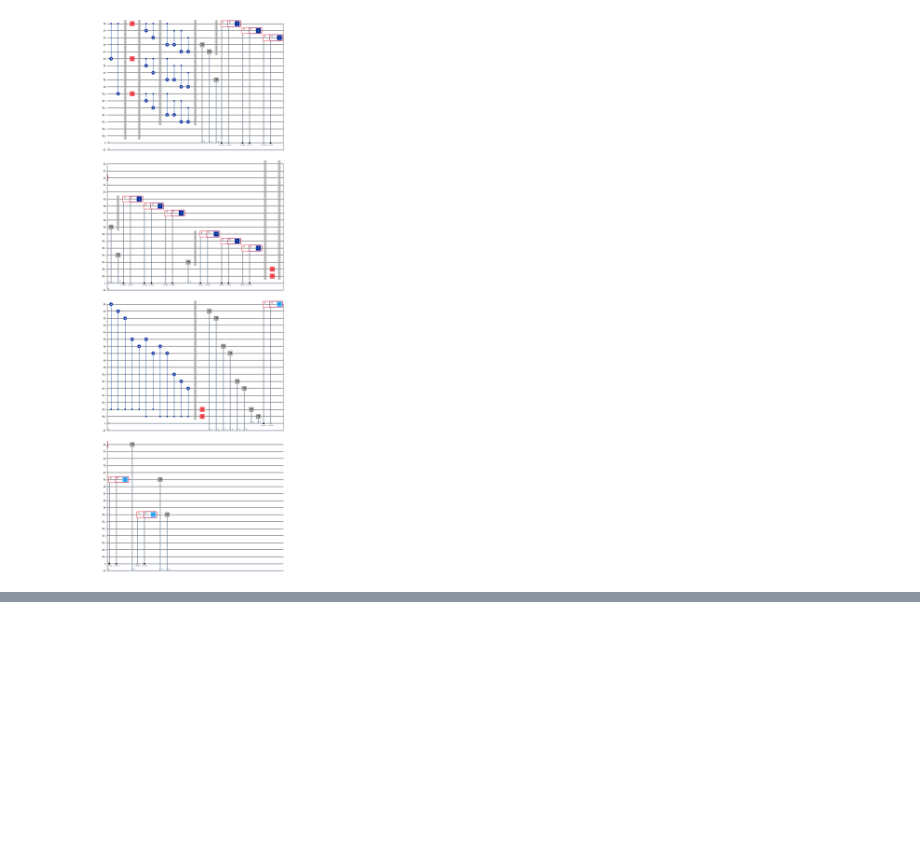
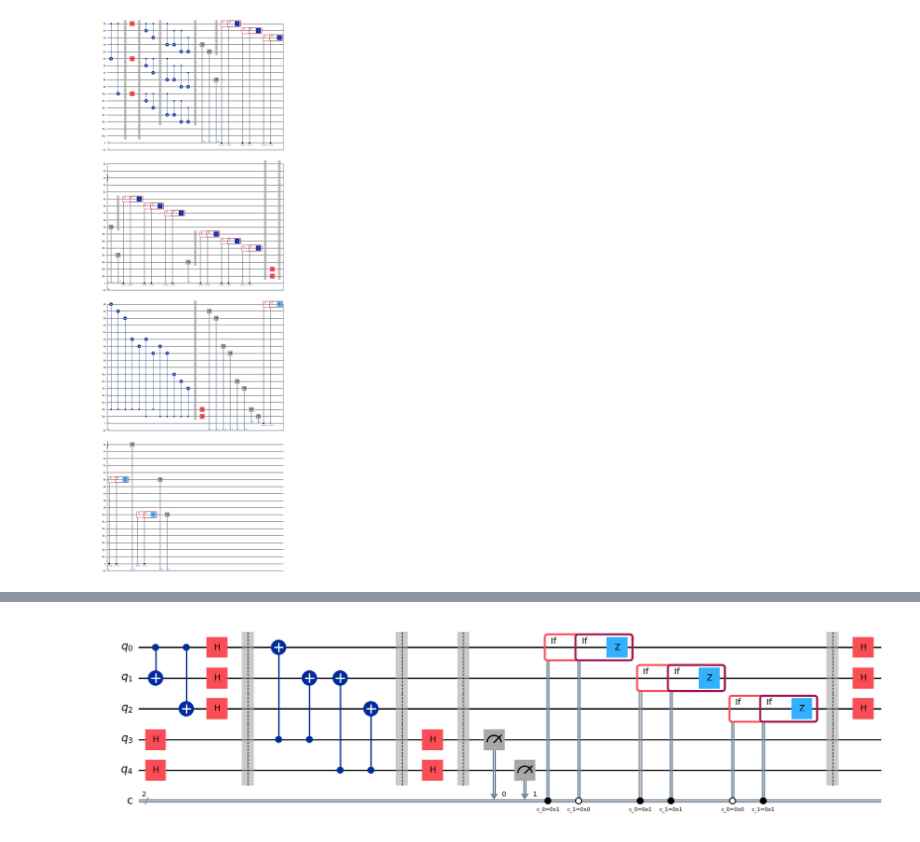
Before and after one commit to Huaiyuan-Jing/Quantum_Algorithm, a Jupyter notebook: shorCode.ipynb, the cells around one changed output, grey strips where cells are left out. Saved outputs shown, nothing was run; the diff lists cells and outputs as text; code cells hidden in the pictures; blank space fills up the shorter version.

Commit message:
update circuit

```diff
--- a/shorCode.ipynb
+++ b/shorCode.ipynb
@@ -96,3 +96,42 @@ plot_histogram(counts)
+# %%
+qc = QuantumCircuit(5,2)
+qc.cx(0, 1)
+qc.cx(0, 2)
+qc.h(0)
+qc.h(1)
+qc.h(2)
+qc.h(3)
+qc.h(4)
+qc.barrier()
+qc.cx(3, 0)
+qc.cx(3, 1)
+qc.cx(4, 1)
+qc.cx(4, 2)
+qc.barrier()
+qc.h(3)
+qc.h(4)
+qc.barrier()
+qc.measure([3, 4], [0, 1])
+with qc.if_test((0, 1)):
+    with qc.if_test((1, 0)):
+        qc.z(0)
+
+with qc.if_test((0, 1)):
+    with qc.if_test((1, 1)):
+        qc.z(1)
+
+with qc.if_test((0, 0)):
+    with qc.if_test((1, 1)):
+        qc.z(2)
+
+qc.barrier()
+qc.h(0)
+qc.h(1)
+qc.h(2)
+
+qc.draw("mpl")
+# %% [output]
+[figure, added]
 # %%
 qc = QuantumCircuit(5)
 qc.cx(0, 1)
```
Also changed, not shown: parts of 2 cells of this notebook.
